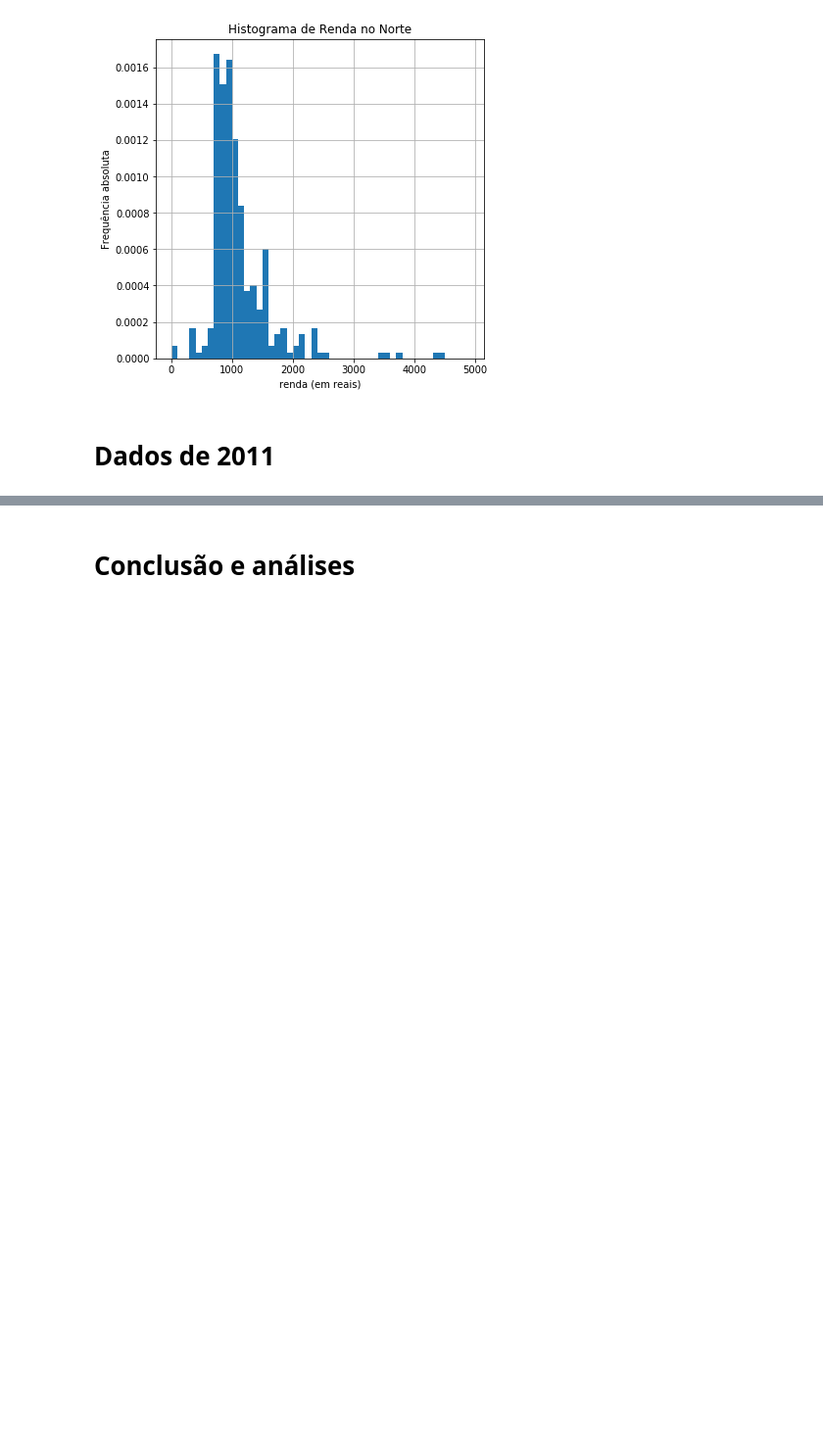
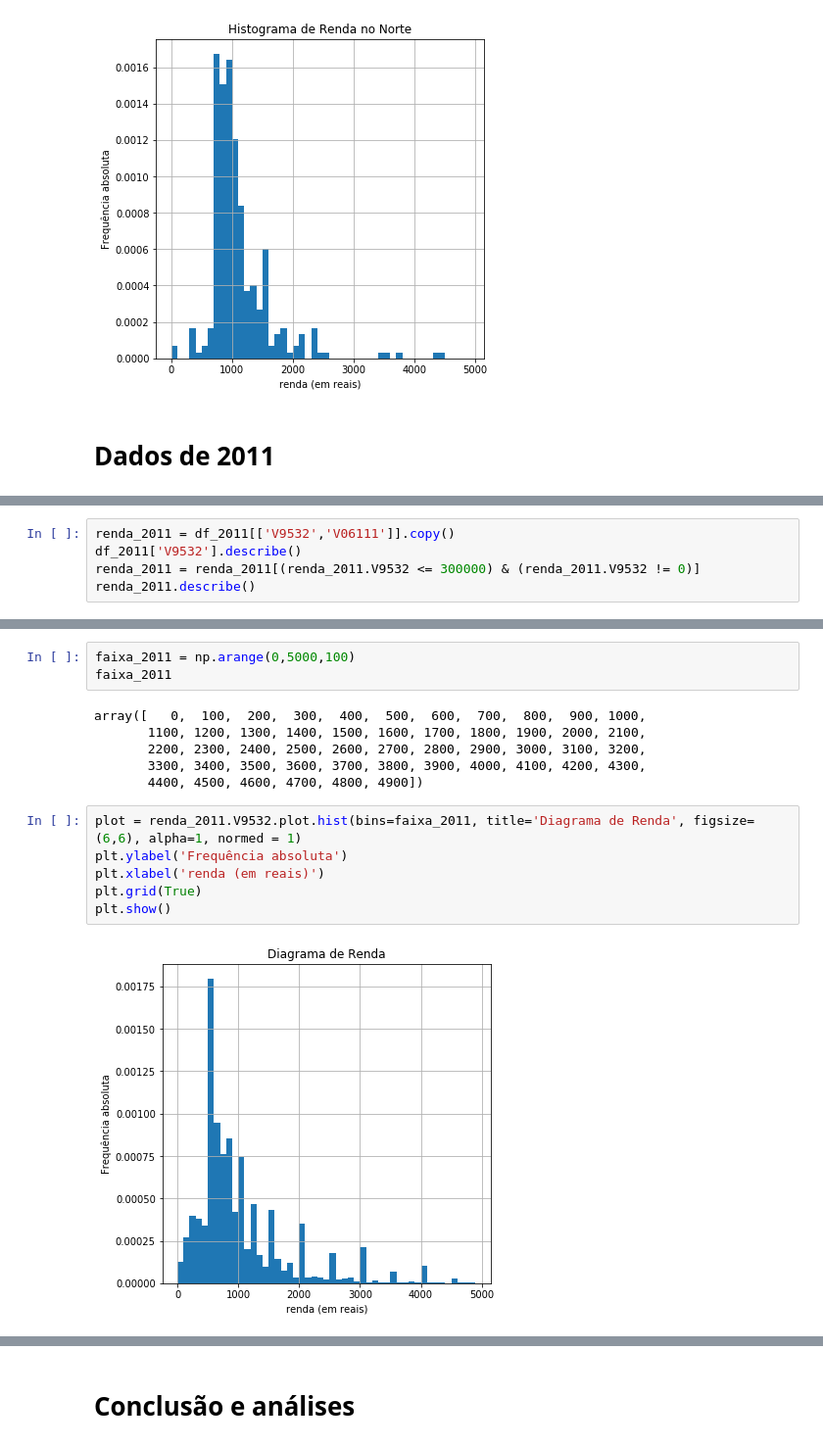
Before and after one commit to joaopmjm/CDDP, a Jupyter notebook: P1 - PNAD.ipynb, the cells around one changed output, grey strips where cells are left out. Shown at 98% size. Cells and saved outputs as stored; diff of their text form; blank space fills up the shorter version.

```diff
--- a/P1 - PNAD.ipynb
+++ b/P1 - PNAD.ipynb
@@ -702,0 +727,5 @@ See the caveats in the documentation: http://pandas.pydata.org/pandas-docs/stabl
+# %%
+renda_2011 = df_2011[['V9532','V06111']].copy()
+df_2011['V9532'].describe()
+renda_2011 = renda_2011[(renda_2011.V9532 <= 300000) & (renda_2011.V9532 != 0)]
+renda_2011.describe()
@@ -702,0 +742,17 @@ See the caveats in the documentation: http://pandas.pydata.org/pandas-docs/stabl
+# %%
+faixa_2011 = np.arange(0,5000,100)
+faixa_2011
+# %% [output]
+array([   0,  100,  200,  300,  400,  500,  600,  700,  800,  900, 1000,
+       1100, 1200, 1300, 1400, 1500, 1600, 1700, 1800, 1900, 2000, 2100,
+       2200, 2300, 2400, 2500, 2600, 2700, 2800, 2900, 3000, 3100, 3200,
+       3300, 3400, 3500, 3600, 3700, 3800, 3900, 4000, 4100, 4200, 4300,
+       4400, 4500, 4600, 4700, 4800, 4900])
+# %%
+plot = renda_2011.V9532.plot.hist(bins=faixa_2011, title='Diagrama de Renda', figsize=(6,6), alpha=1, normed = 1)
+plt.ylabel('Frequência absoluta')
+plt.xlabel('renda (em reais)')
+plt.grid(True)
+plt.show()
+# %% [output]
+[figure, added]
```
Also changed, not shown: parts of 52 cells of this notebook.
